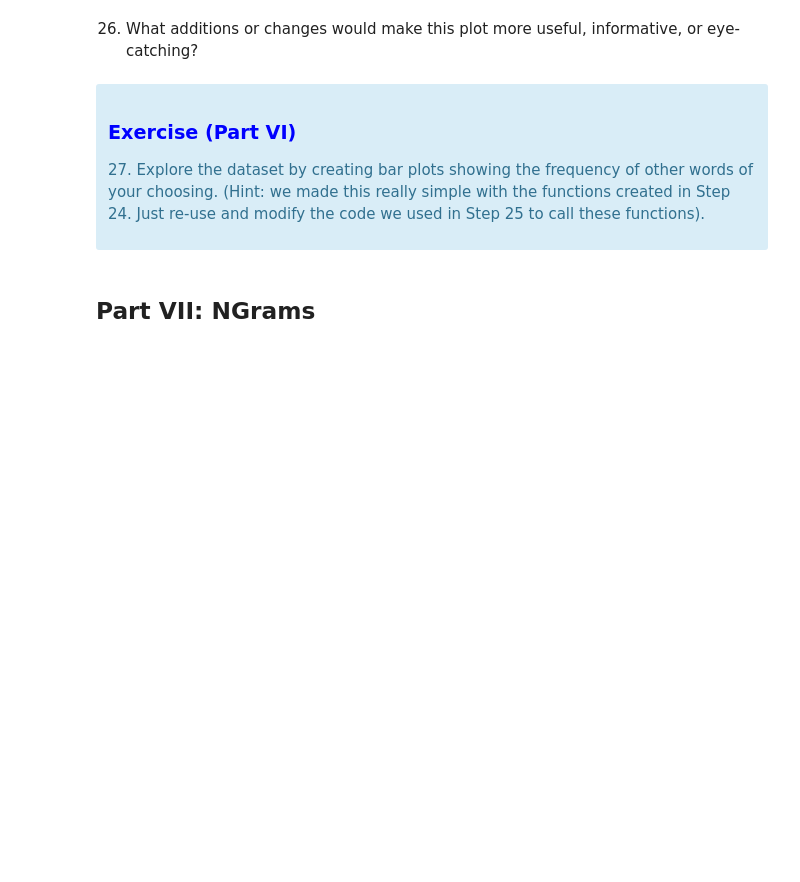
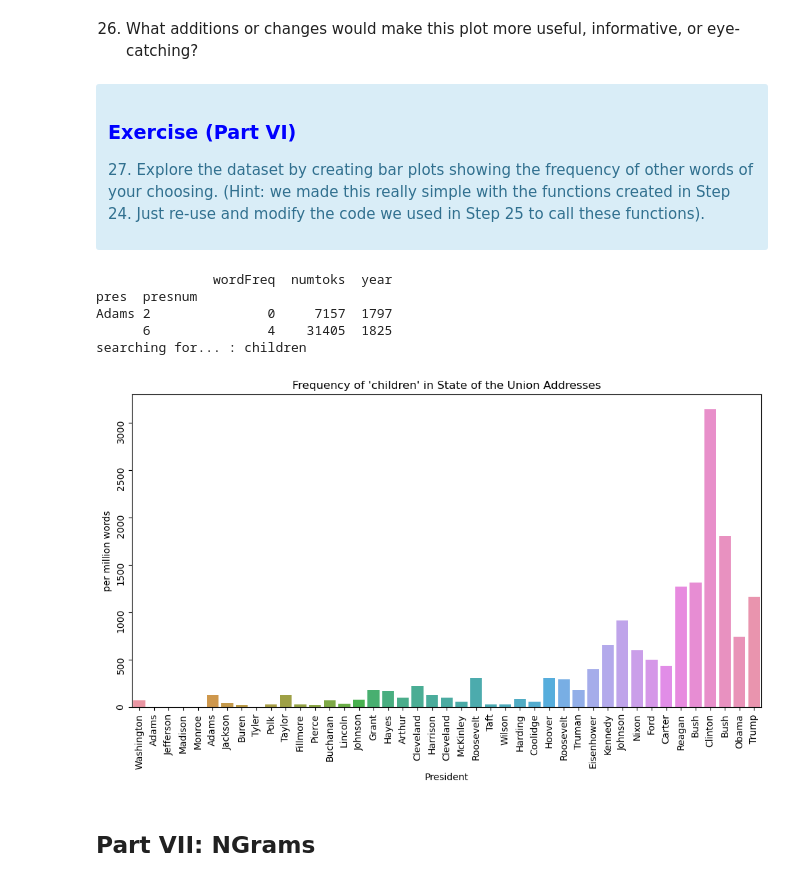
Before and after one commit to Dartmouth-Libraries/Word-Counts, a Jupyter notebook: completed_W23e_PythonTA2_CountingWords.ipynb, the cells around one changed output. Saved outputs shown, nothing was run; the diff lists cells and outputs as text; code cells hidden in the pictures; blank space fills up the shorter version.

```diff
--- a/completed_W23e_PythonTA2_CountingWords.ipynb
+++ b/completed_W23e_PythonTA2_CountingWords.ipynb
@@ -661,6 +707,17 @@ createWordFreqPlot(sotudf3,searchTerm)
     <p>27. Explore the dataset by creating bar plots showing the frequency of other words of your choosing. (Hint: we made this really simple with the functions created in Step 24. Just re-use and modify the code we used in Step 25 to call these functions).
 
 </div>
+# %%
+searchTerm = "children"
+sotudf3 = df_wordFreqCalc(sotudf,searchTerm)
+createWordFreqPlot(sotudf3,searchTerm);
+# %% [output]
+               wordFreq  numtoks  year
+pres  presnum
+Adams 2               0     7157  1797
+      6               4    31405  1825
+searching for... : children
+[figure, added]
 # %% [markdown]
 ## Part VII: NGrams
 # %% [markdown]
```
Also changed, not shown: parts of 14 cells of this notebook, 1 other file.
